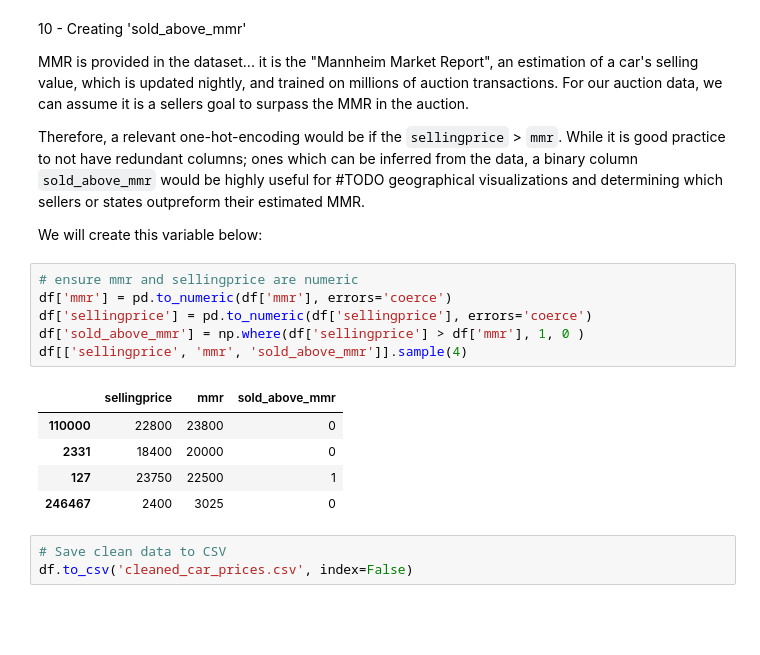
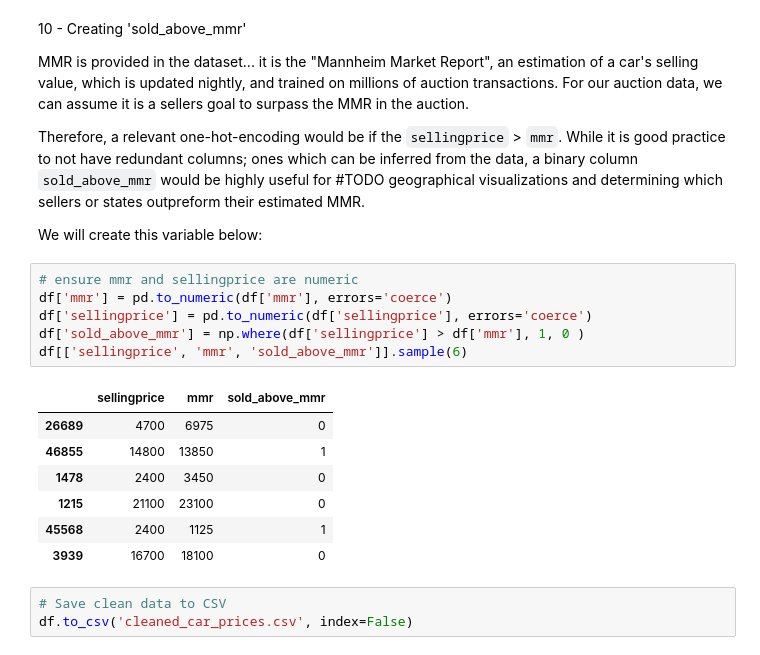
Before and after one commit to skyrez18/ds3870_final_project, a Jupyter notebook: code.ipynb, the cells around one changed output. Drawn from its saved outputs; the diff is of its cells as text; blank space fills up the shorter version.

```diff
--- a/code.ipynb
+++ b/code.ipynb
@@ -187,15 +201,17 @@ We will create this variable below:
 # %%
 # ensure mmr and sellingprice are numeric
 df['mmr'] = pd.to_numeric(df['mmr'], errors='coerce')
 df['sellingprice'] = pd.to_numeric(df['sellingprice'], errors='coerce')
 df['sold_above_mmr'] = np.where(df['sellingprice'] > df['mmr'], 1, 0 )
-df[['sellingprice', 'mmr', 'sold_above_mmr']].sample(4)
+df[['sellingprice', 'mmr', 'sold_above_mmr']].sample(6)
 # %% [output]
 |  | sellingprice | mmr | sold_above_mmr |
-| 110000 | 22800 | 23800 | 0 |
-| 2331 | 18400 | 20000 | 0 |
-| 127 | 23750 | 22500 | 1 |
-| 246467 | 2400 | 3025 | 0 |
+| 26689 | 4700 | 6975 | 0 |
+| 46855 | 14800 | 13850 | 1 |
+| 1478 | 2400 | 3450 | 0 |
+| 1215 | 21100 | 23100 | 0 |
+| 45568 | 2400 | 1125 | 1 |
+| 3939 | 16700 | 18100 | 0 |
 # %%
 # Save clean data to CSV
 df.to_csv('cleaned_car_prices.csv', index=False)
```
Also changed, not shown: parts of 11 cells of this notebook.
